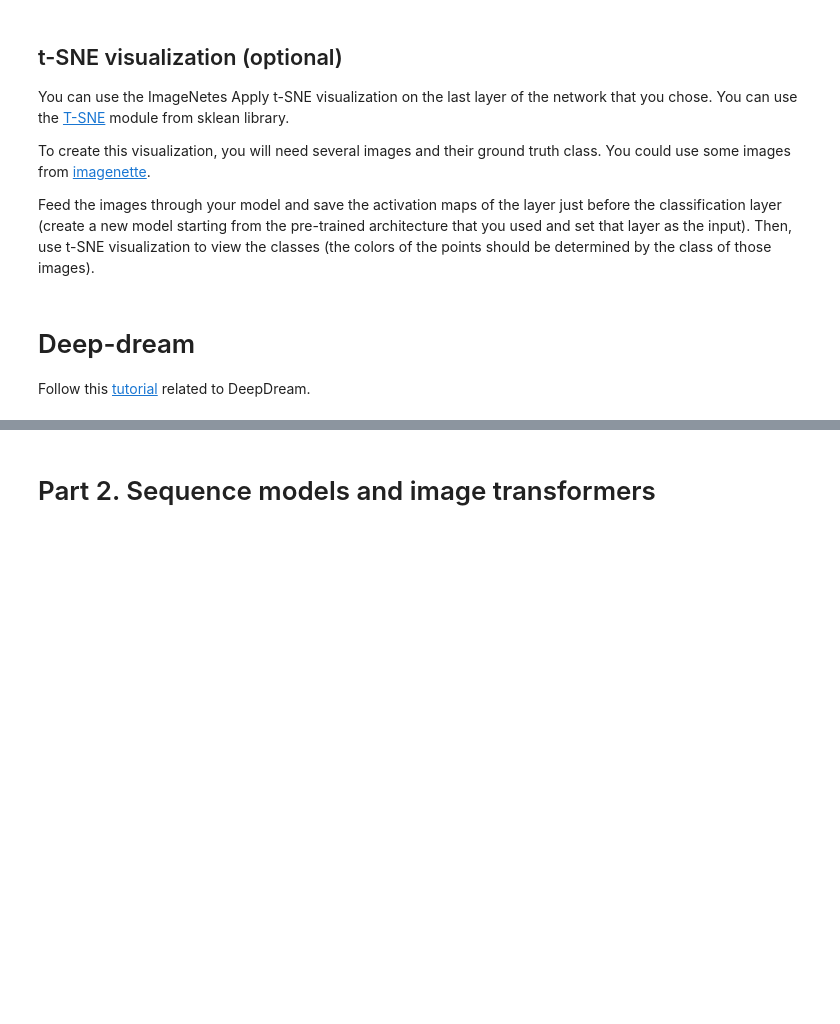
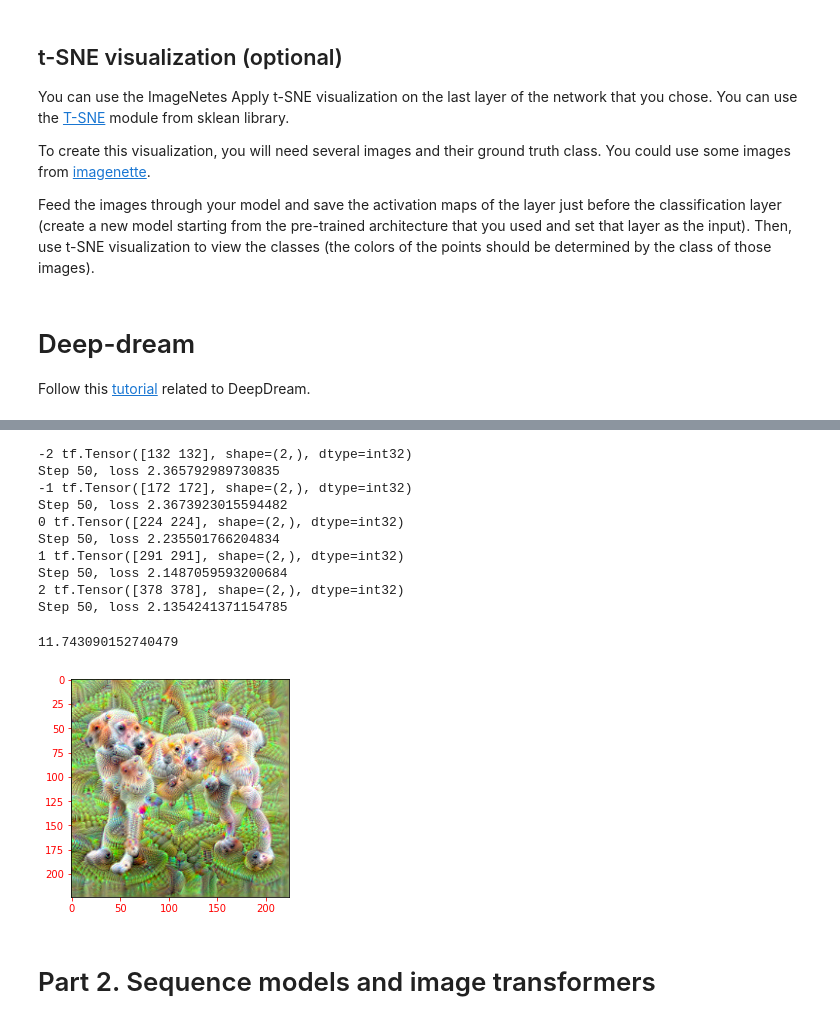
Before and after one commit to ComanacDragos/ComputerVisionAndDeepLearning, a Jupyter notebook: lab6/Computer_Vision_and_Deep_Learning_Laboratory_6.ipynb, the cells around one changed output, grey strips where cells are left out. Saved outputs shown, nothing was run; the diff lists cells and outputs as text; code cells hidden in the pictures; blank space fills up the shorter version.

```diff
--- a/lab6/Computer_Vision_and_Deep_Learning_Laboratory_6.ipynb
+++ b/lab6/Computer_Vision_and_Deep_Learning_Laboratory_6.ipynb
@@ -252,3 +383,45 @@ Follow this [tutorial](https://www.tensorflow.org/tutorials/generative/deepdream
+# %%
+import time
+start = time.time()
+
+OCTAVE_SCALE = 1.30
+img = read_img()
+#img = tf.constant(np.array(img))
+base_shape = tf.shape(img)[:-1]
+float_base_shape = tf.cast(base_shape, tf.float32)
+
+for n in range(-2, 3):
+    new_shape = tf.cast(float_base_shape*(OCTAVE_SCALE**n), tf.int32)
+    print(n, new_shape)
+
+    img = tf.image.resize(img, new_shape).numpy()
+    #print(img.shape, np.min(img), np.max(img))
+    #plt.imshow(img)
+    #break
+    #img = tf.cast(img, tf.uint8)
+    #print(img.dtype, img.shape)
+    img = run_deep_dream_simple(img=img, steps=50, step_size=0.01)
+
+#display.clear_output(wait=True)
+img = tf.image.resize(img, base_shape)
+img = tf.image.convert_image_dtype(img/255.0, dtype=tf.uint8)
+#show(img)
+plt.imshow(img)
+end = time.time()
+end-start
+# %% [output]
+-2 tf.Tensor([132 132], shape=(2,), dtype=int32)
+Step 50, loss 2.365792989730835
+-1 tf.Tensor([172 172], shape=(2,), dtype=int32)
+Step 50, loss 2.3673923015594482
+0 tf.Tensor([224 224], shape=(2,), dtype=int32)
+Step 50, loss 2.235501766204834
+1 tf.Tensor([291 291], shape=(2,), dtype=int32)
+Step 50, loss 2.1487059593200684
+2 tf.Tensor([378 378], shape=(2,), dtype=int32)
+Step 50, loss 2.1354241371154785
+11.743090152740479
+[figure, added]
 # %% [markdown]
 # Part 2. Sequence models and image transformers
 # %% [markdown]
```
Also changed, not shown: parts of 7 cells of this notebook, 1 other file.
